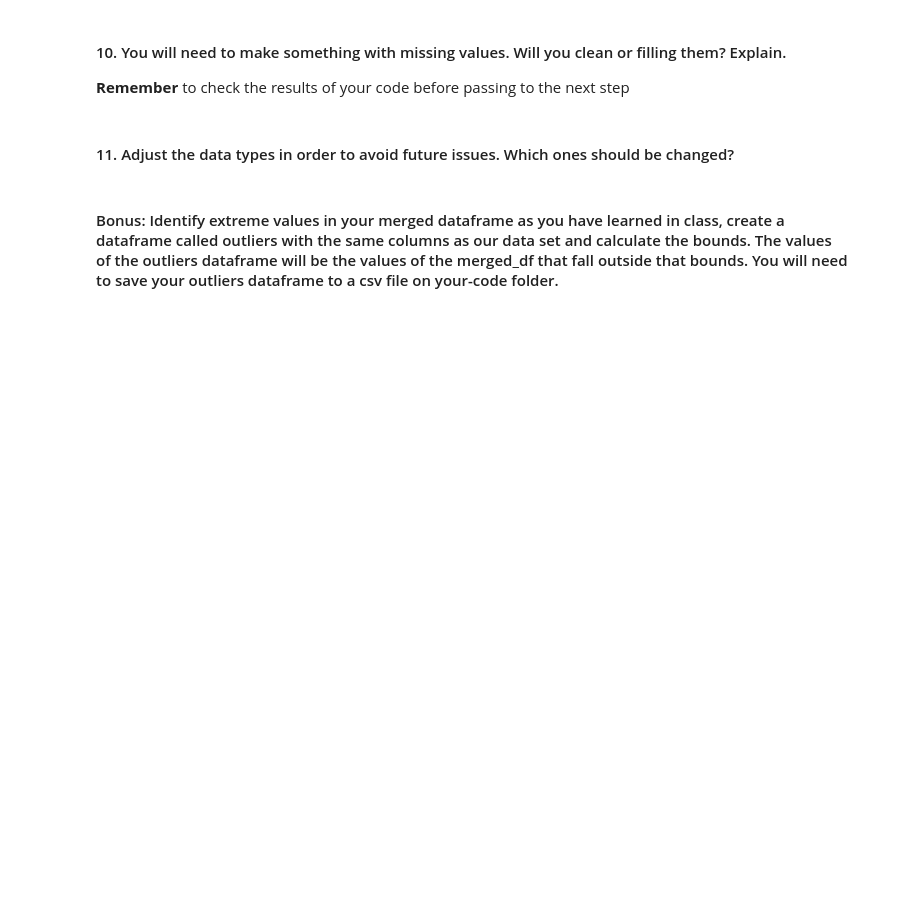
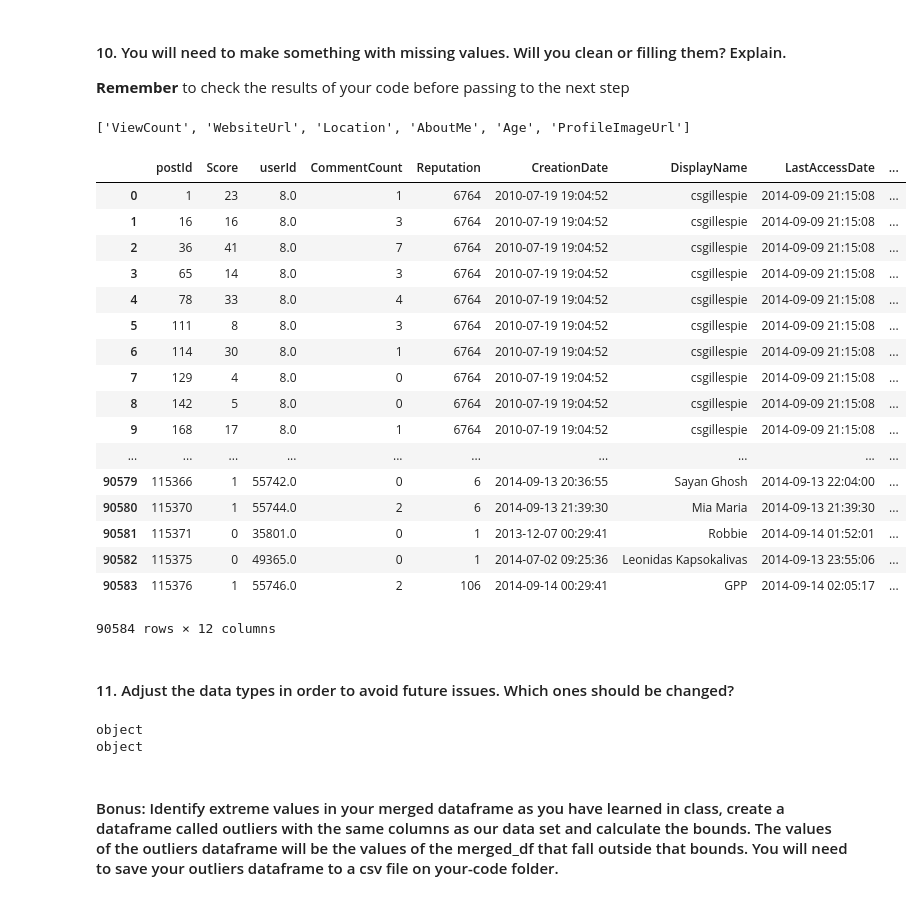
Before and after one commit to ironhack-datalabs/datamia0819, a Jupyter notebook: module-1/lab-data_cleaning/your-code/main.ipynb, the cells around one changed output. Saved outputs shown, nothing was run; the diff lists cells and outputs as text; code cells hidden in the pictures; blank space fills up the shorter version.

```diff
--- a/module-1/lab-data_cleaning/your-code/main.ipynb
+++ b/module-1/lab-data_cleaning/your-code/main.ipynb
@@ -28,7 +137,40 @@ You will need to make a [merge](https://pandas.pydata.org/pandas-docs/stable/gen
 # %% [markdown]
 #### 10. You will need to make something with missing values.  Will you clean or filling them? Explain.
 **Remember** to check the results of your code before passing to the next step
+# %%
+null_cols = merged.isnull().sum()
+
+n2 = list(null_cols[null_cols > 5000].index)
+n3 = merged.drop(n2, axis=1 )
+print(n2)
+n3
+# %% [output]
+['ViewCount', 'WebsiteUrl', 'Location', 'AboutMe', 'Age', 'ProfileImageUrl']
+|  | postId | Score | userId | CommentCount | Reputation | CreationDate | DisplayName | LastAccessDate | ... |
+| 0 | 1 | 23 | 8.0 | 1 | 6764 | 2010-07-19 19:04:52 | csgillespie | 2014-09-09 21:15:08 | ... |
+| 1 | 16 | 16 | 8.0 | 3 | 6764 | 2010-07-19 19:04:52 | csgillespie | 2014-09-09 21:15:08 | ... |
+| 2 | 36 | 41 | 8.0 | 7 | 6764 | 2010-07-19 19:04:52 | csgillespie | 2014-09-09 21:15:08 | ... |
+| 3 | 65 | 14 | 8.0 | 3 | 6764 | 2010-07-19 19:04:52 | csgillespie | 2014-09-09 21:15:08 | ... |
+| 4 | 78 | 33 | 8.0 | 4 | 6764 | 2010-07-19 19:04:52 | csgillespie | 2014-09-09 21:15:08 | ... |
+| 5 | 111 | 8 | 8.0 | 3 | 6764 | 2010-07-19 19:04:52 | csgillespie | 2014-09-09 21:15:08 | ... |
+| 6 | 114 | 30 | 8.0 | 1 | 6764 | 2010-07-19 19:04:52 | csgillespie | 2014-09-09 21:15:08 | ... |
+| 7 | 129 | 4 | 8.0 | 0 | 6764 | 2010-07-19 19:04:52 | csgillespie | 2014-09-09 21:15:08 | ... |
+| 8 | 142 | 5 | 8.0 | 0 | 6764 | 2010-07-19 19:04:52 | csgillespie | 2014-09-09 21:15:08 | ... |
+| 9 | 168 | 17 | 8.0 | 1 | 6764 | 2010-07-19 19:04:52 | csgillespie | 2014-09-09 21:15:08 | ... |
+| ... | ... | ... | ... | ... | ... | ... | ... | ... | ... |
+| 90579 | 115366 | 1 | 55742.0 | 0 | 6 | 2014-09-13 20:36:55 | Sayan Ghosh | 2014-09-13 22:04:00 | ... |
+| 90580 | 115370 | 1 | 55744.0 | 2 | 6 | 2014-09-13 21:39:30 | Mia Maria | 2014-09-13 21:39:30 | ... |
+| 90581 | 115371 | 0 | 35801.0 | 0 | 1 | 2013-12-07 00:29:41 | Robbie | 2014-09-14 01:52:01 | ... |
+| 90582 | 115375 | 0 | 49365.0 | 0 | 1 | 2014-07-02 09:25:36 | Leonidas Kapsokalivas | 2014-09-13 23:55:06 | ... |
+| 90583 | 115376 | 1 | 55746.0 | 2 | 106 | 2014-09-14 00:29:41 | GPP | 2014-09-14 02:05:17 | ... |
+90584 rows × 12 columns
 # %% [markdown]
 #### 11. Adjust the data types in order to avoid future issues. Which ones should be changed?
+# %%
+merged["postId"] = merged["postId"].astype("object")
+merged["userId"] = merged["userId"].astype("object")
+# %% [output]
+object
+object
 # %% [markdown]
 #### Bonus: Identify extreme values in your merged dataframe as you have learned in class, create a dataframe called outliers with the same columns as our data set and calculate the bounds. The values of the outliers dataframe will be the values of the merged_df that fall outside that bounds. You will need to save your outliers dataframe to a csv file on your-code folder.
```
Also changed, not shown: parts of 11 cells of this notebook, 4 other files.
